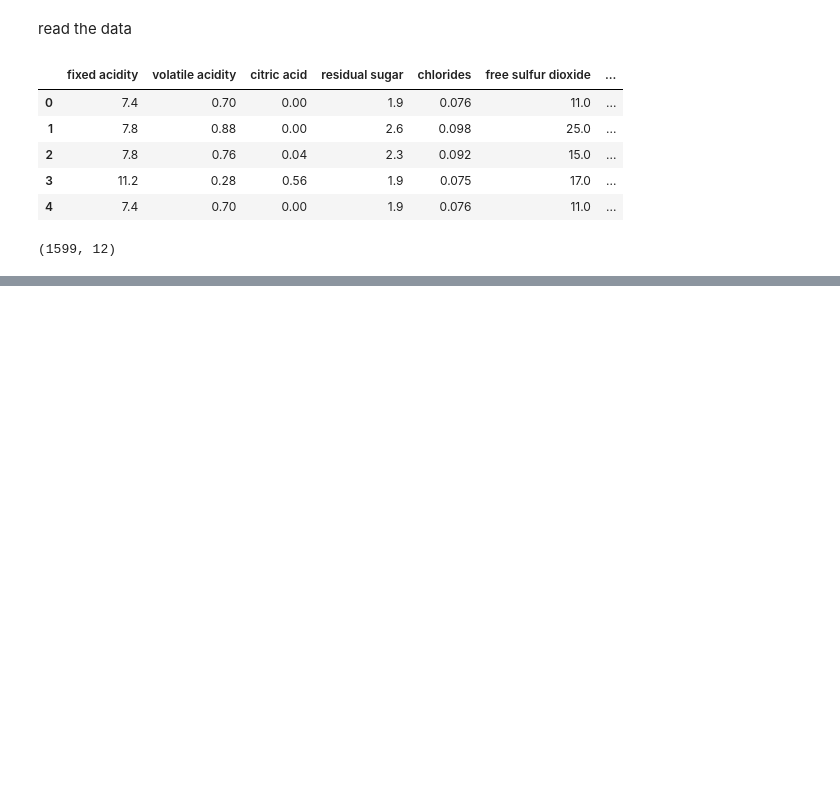
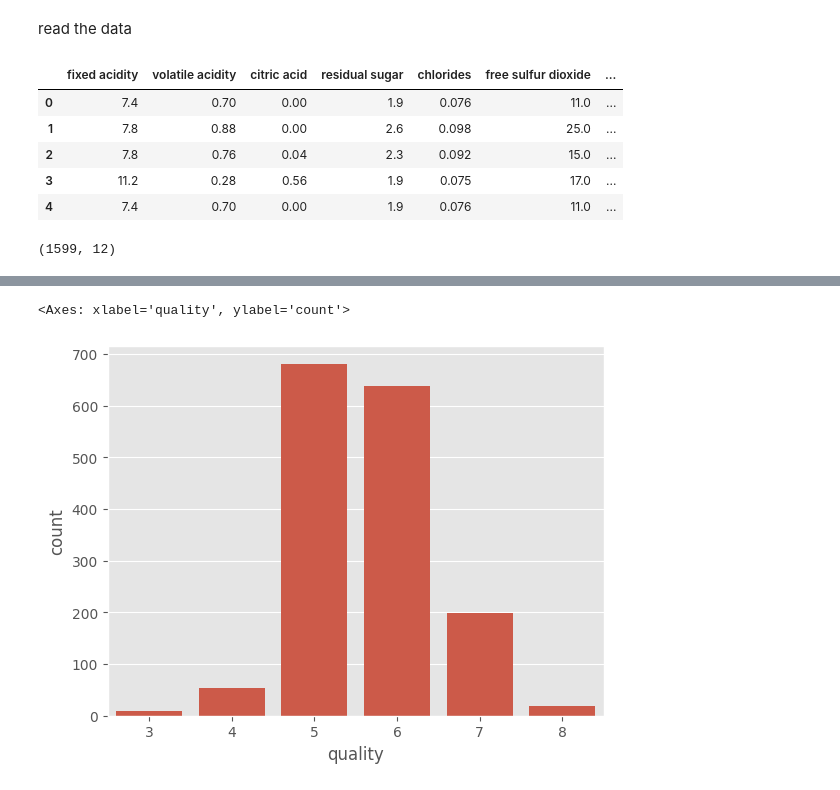
Before and after one commit to kumar-kiran-24/wine-quality-prediction, a Jupyter notebook: src/main.ipynb, the cells around one changed output, grey strips where cells are left out. Saved outputs shown, nothing was run; the diff lists cells and outputs as text; code cells hidden in the pictures; blank space fills up the shorter version.

Commit message:
eda  , separate the train and split data

```diff
--- a/src/main.ipynb
+++ b/src/main.ipynb
@@ -16,7 +17,7 @@ from sklearn.ensemble import RandomForestClassifier
 # %% [markdown]
 read the data
 # %%
-path = os.path.join("..", "data", "winequality-red.ssv")
+path = os.path.join("..", "data", "winequality-red.csv")
 
 # Read the semicolon-separated file
 wine_df = pd.read_csv(path, sep=";")
@@ -36,0 +79,6 @@ wine_df.shape
+# %%
+style.use('ggplot')
+sns.countplot(x="quality",data=wine_df)
+# %% [output]
+<Axes: xlabel='quality', ylabel='count'>
+[figure, added]
```
Also changed, not shown: parts of 13 cells of this notebook, 4 other files.
